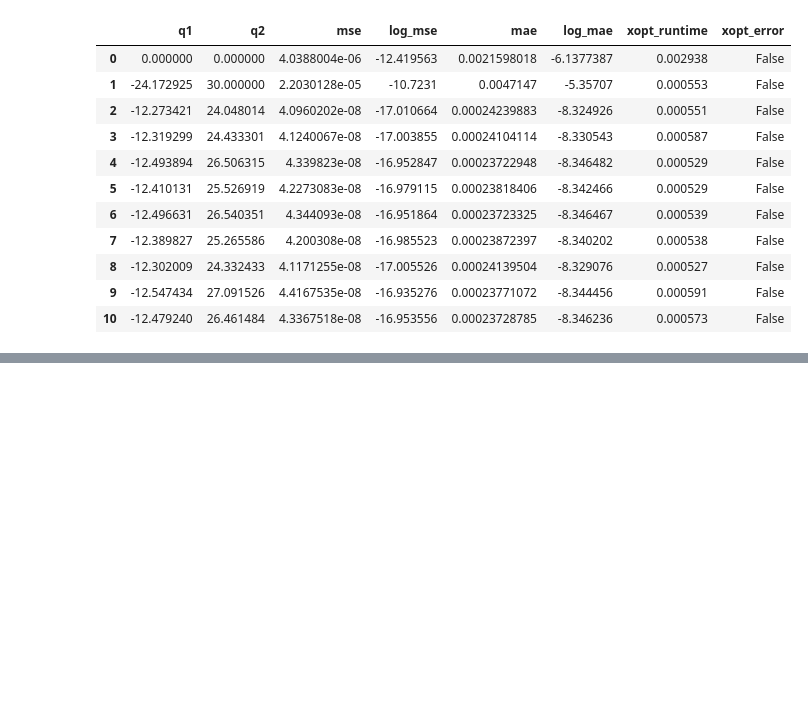
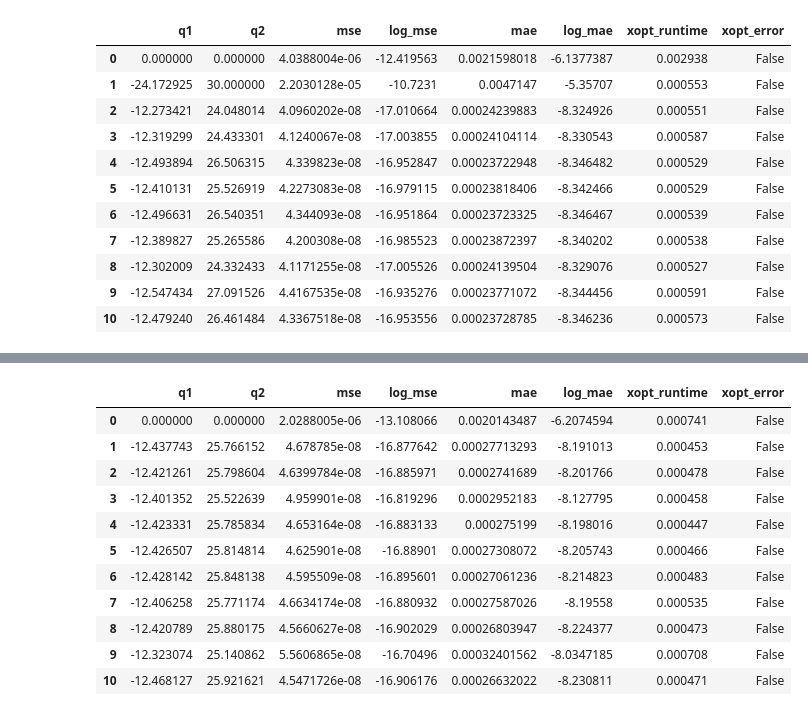
Before and after one commit to desy-ml/cheetah-demos, a Jupyter notebook: bo_cheetah_prior/bo_cheetah_prior.ipynb, the cells around one changed output, grey strips where cells are left out. Drawn from its saved outputs; the diff is of its cells as text; code cells hidden in the pictures; blank space fills up the shorter version.

```diff
--- a/bo_cheetah_prior/bo_cheetah_prior.ipynb
+++ b/bo_cheetah_prior/bo_cheetah_prior.ipynb
@@ -179,3 +181,32 @@ xopt_prior_mean.data
 | 8 | -12.302009 | 24.332433 | 4.1171255e-08 | -17.005526 | 0.00024139504 | -8.329076 | 0.000527 | False |
 | 9 | -12.547434 | 27.091526 | 4.4167535e-08 | -16.935276 | 0.00023771072 | -8.344456 | 0.000591 | False |
 | 10 | -12.479240 | 26.461484 | 4.3367518e-08 | -16.953556 | 0.00023728785 | -8.346236 | 0.000573 | False |
+# %%
+# Test mismatch situation
+mismatched_incoming_beam = cheetah.ParameterBeam.from_parameters(
+            sigma_x=torch.tensor(1e-3),
+            sigma_y=torch.tensor(1e-3),
+            sigma_xp=torch.tensor(1e-4),
+            sigma_yp=torch.tensor(1e-4),
+            energy=torch.tensor(100e6),
+        )
+evaluator_different_beam = Evaluator(function=simple_fodo_problem, function_kwargs={"incoming_beam": mismatched_incoming_beam})
+
+generator_prior_mean_mismatch = UpperConfidenceBoundGenerator(
+    beta=1.0, vocs=vocs, gp_constructor=gp_constructor
+)
+
+xopt_prior_mean_mismatch = Xopt(
+    vocs=vocs,
+    generator=generator_prior_mean,
+    evaluator=evaluator_different_beam,
+)
+
+xopt_prior_mean_mismatch.evaluate_data(
+    {
+        "q1": 0,
+        "q2": 0,
+    }
+)
+for i in tqdm(range(10)):
+    xopt_prior_mean_mismatch.step()
@@ -192,0 +262,15 @@ plt.savefig("fodo_example.png")
+# %%
+xopt_prior_mean_mismatch.data
+# %% [output]
+|  | q1 | q2 | mse | log_mse | mae | log_mae | xopt_runtime | xopt_error |
+| 0 | 0.000000 | 0.000000 | 2.0288005e-06 | -13.108066 | 0.0020143487 | -6.2074594 | 0.000741 | False |
+| 1 | -12.437743 | 25.766152 | 4.678785e-08 | -16.877642 | 0.00027713293 | -8.191013 | 0.000453 | False |
+| 2 | -12.421261 | 25.798604 | 4.6399784e-08 | -16.885971 | 0.0002741689 | -8.201766 | 0.000478 | False |
+| 3 | -12.401352 | 25.522639 | 4.959901e-08 | -16.819296 | 0.0002952183 | -8.127795 | 0.000458 | False |
+| 4 | -12.423331 | 25.785834 | 4.653164e-08 | -16.883133 | 0.000275199 | -8.198016 | 0.000447 | False |
+| 5 | -12.426507 | 25.814814 | 4.625901e-08 | -16.88901 | 0.00027308072 | -8.205743 | 0.000466 | False |
+| 6 | -12.428142 | 25.848138 | 4.595509e-08 | -16.895601 | 0.00027061236 | -8.214823 | 0.000483 | False |
+| 7 | -12.406258 | 25.771174 | 4.6634174e-08 | -16.880932 | 0.00027587026 | -8.19558 | 0.000535 | False |
+| 8 | -12.420789 | 25.880175 | 4.5660627e-08 | -16.902029 | 0.00026803947 | -8.224377 | 0.000473 | False |
+| 9 | -12.323074 | 25.140862 | 5.5606865e-08 | -16.70496 | 0.00032401562 | -8.0347185 | 0.000708 | False |
+| 10 | -12.468127 | 25.921621 | 4.5471726e-08 | -16.906176 | 0.00026632022 | -8.230811 | 0.000471 | False |
```
Also changed, not shown: parts of 10 cells of this notebook.
